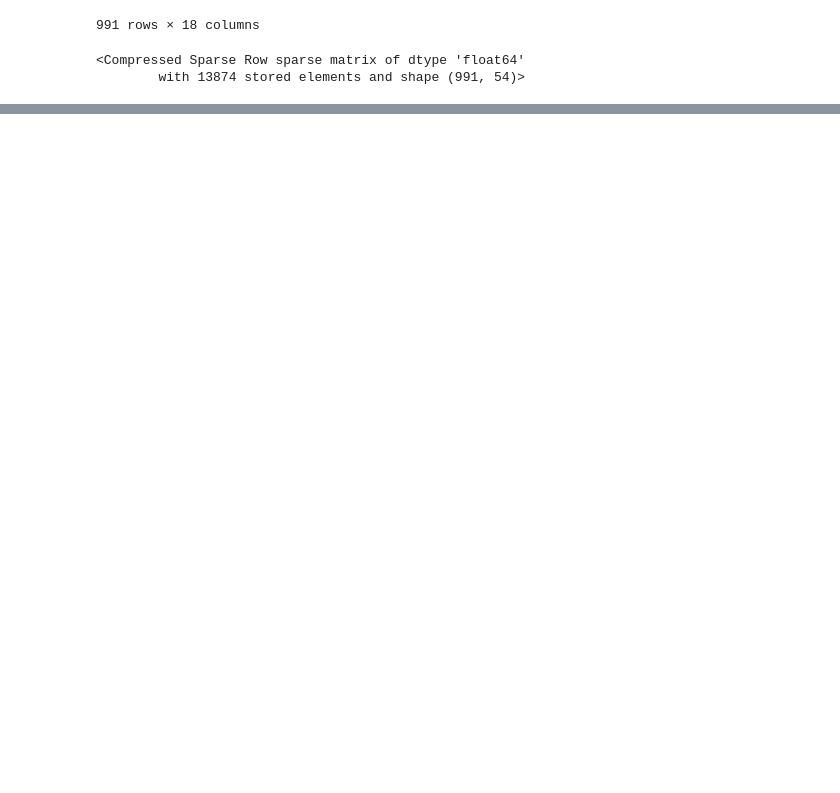
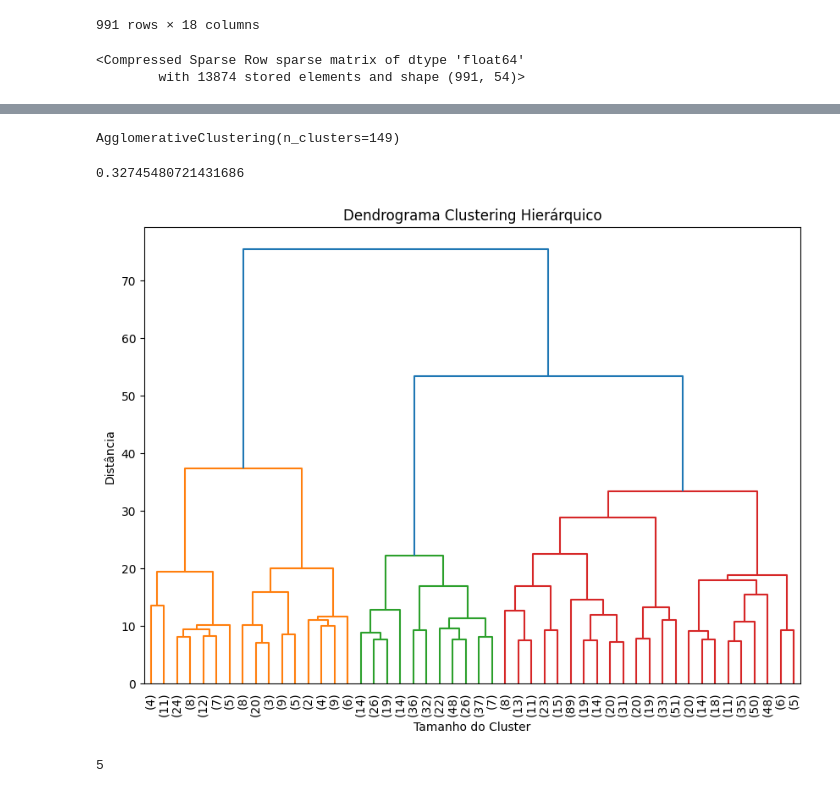
Before and after one commit to gcoelho3008/projeto_loja_laptop, a Jupyter notebook: clusterizacao_laptop.ipynb, the cells around one changed output, grey strips where cells are left out. Drawn from its saved outputs; the diff is of its cells as text; code cells hidden in the pictures; blank space fills up the shorter version.

Commit message:
otimizou o modelo e visualizou os dendogramas

```diff
--- a/clusterizacao_laptop.ipynb
+++ b/clusterizacao_laptop.ipynb
@@ -172,0 +188,5 @@ X_transformed
+# %%
+# Criar estudo no Optuna
+search_space_ag = {'n_clusters': range(10, 151), 'linkage': ['ward',  'average', 'complete', 'single']}
+sampler_ag = optuna.samplers.GridSampler(search_space=search_space_ag)
+estudo_ag = optuna.create_study(direction='maximize', sampler=sampler_ag)
@@ -172,0 +216,6 @@ X_transformed
+# %%
+# Mostrar a melhor configuração do Optuna para Agglomerative
+best_params_ag = estudo_ag.best_params
+
+print(f'Clusters = {best_params_ag['n_clusters']}')
+print(f'Linkage = {best_params_ag['linkage']}')
@@ -172,0 +287,11 @@ X_transformed
+# %%
+# Treinar o modelo e executar a clusterização
+best_model.fit(X_transformed.toarray())
+# %% [output]
+AgglomerativeClustering(n_clusters=149)
+# %%
+# Verificar silhouete score
+best_score = silhouette_score(X_transformed, best_model.labels_)
+best_score
+# %% [output]
+0.32745480721431686
@@ -172,0 +305,19 @@ X_transformed
+# %%
+# Treinar o modelo com scipy
+modelo_de = linkage(X_transformed.toarray(), method=best_params_ag['linkage'], optimal_ordering=True)
+# %%
+# Mostrar o dendrograma
+plt.figure(figsize=(10, 7))
+dendrogram(modelo_de, truncate_mode='lastp', p=50, leaf_rotation=90., leaf_font_size=10)
+plt.title('Dendrograma Clustering Hierárquico')
+plt.xlabel('Tamanho do Cluster')
+plt.ylabel('Distância')
+plt.show()
+# %% [output]
+[figure, added]
+# %%
+# Cortar o Dendrograma
+clusters_de_scipy = cut_tree(modelo_de, height=32)
+len(np.unique(clusters_de_scipy))
+# %% [output]
+5
```
Also changed, not shown: parts of 20 cells of this notebook.
